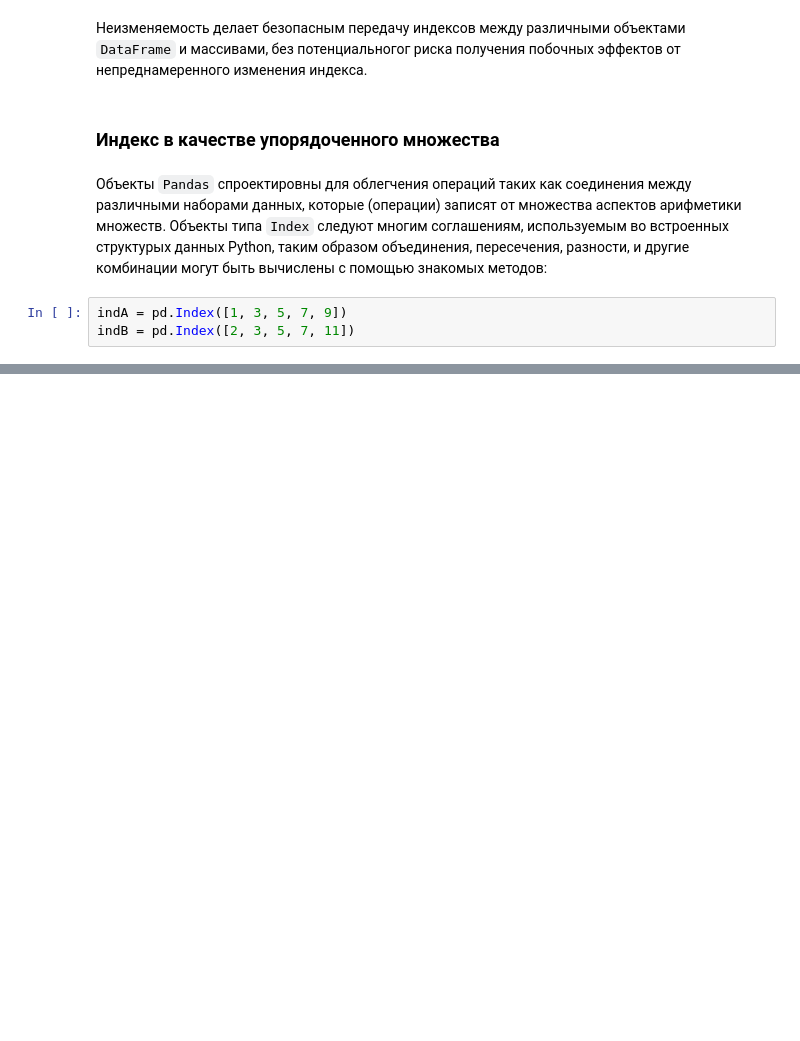
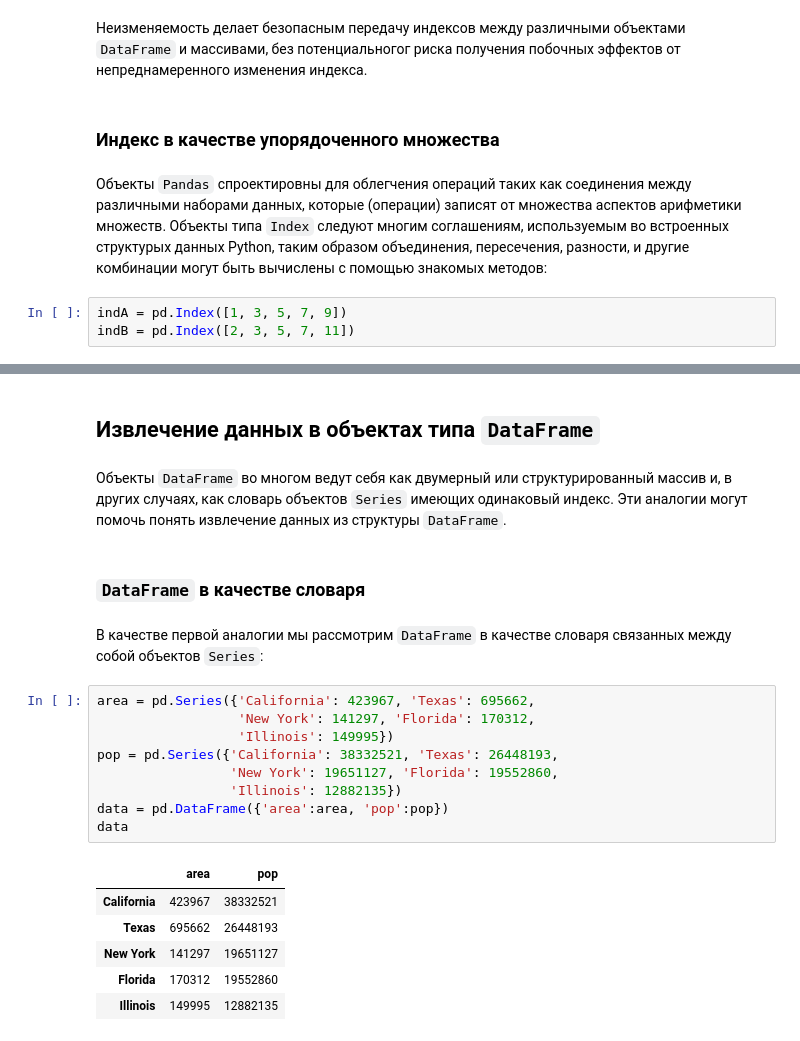
Before and after one commit to proway2/PythonDataScienceHandbook, a Jupyter notebook: Pandas.ipynb, the cells around one changed output, grey strips where cells are left out. Saved outputs shown, nothing was run; the diff lists cells and outputs as text; blank space fills up the shorter version.

```diff
--- a/Pandas.ipynb
+++ b/Pandas.ipynb
@@ -405,0 +491,24 @@ Index([1, 2, 9, 11], dtype='int64')
+# %% [markdown]
+## Извлечение данных в объектах типа `DataFrame`
+# %% [markdown]
+Объекты `DataFrame` во многом ведут себя как двумерный или структурированный массив и, в других случаях, как словарь объектов `Series` имеющих одинаковый индекс. Эти аналогии могут помочь понять извлечение данных из структуры `DataFrame`.
+# %% [markdown]
+### `DataFrame` в качестве словаря
+# %% [markdown]
+В качестве первой аналогии мы рассмотрим `DataFrame` в качестве словаря связанных между собой объектов `Series`:
+# %%
+area = pd.Series({'California': 423967, 'Texas': 695662,
+                  'New York': 141297, 'Florida': 170312,
+                  'Illinois': 149995})
+pop = pd.Series({'California': 38332521, 'Texas': 26448193,
+                 'New York': 19651127, 'Florida': 19552860,
+                 'Illinois': 12882135})
+data = pd.DataFrame({'area':area, 'pop':pop})
+data
+# %% [output]
+|  | area | pop |
+| California | 423967 | 38332521 |
+| Texas | 695662 | 26448193 |
+| New York | 141297 | 19651127 |
+| Florida | 170312 | 19552860 |
+| Illinois | 149995 | 12882135 |
```
Also changed, not shown: parts of 74 cells of this notebook, 1 other file.
